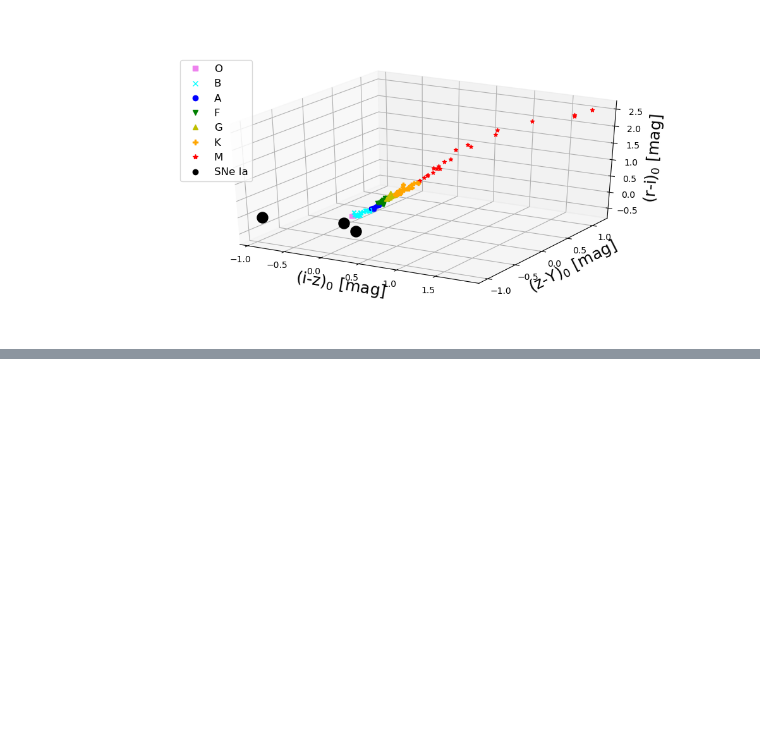
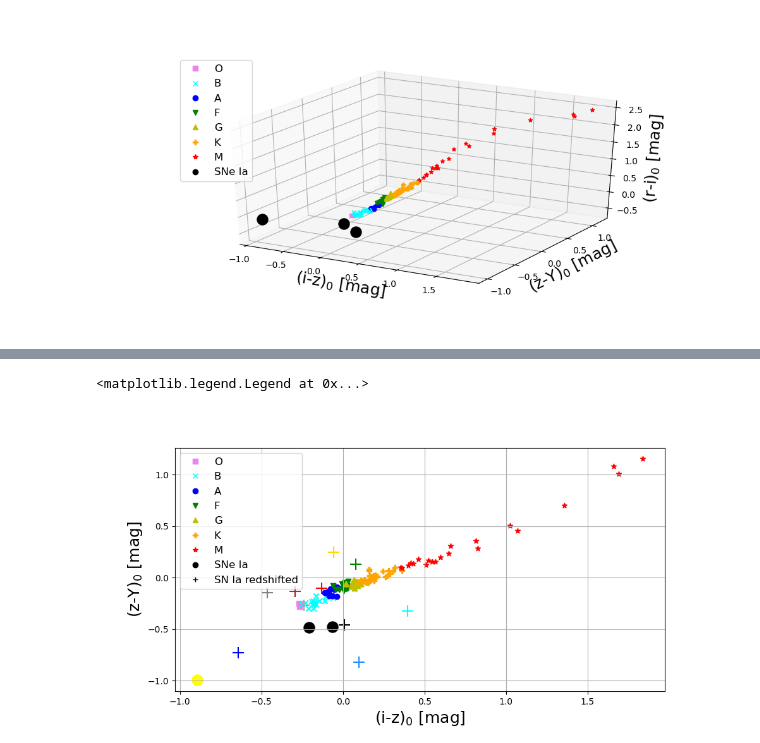
Before and after one commit to mrmonroy/AuxTel_atm_photo_corr, a Jupyter notebook: 03_spectrumThroughAtmLSST_3Dcolor_plot_varying_pwv.ipynb, the cells around one changed output, grey strips where cells are left out. Cells and saved outputs as stored; diff of their text form; code cells hidden in the pictures; blank space fills up the shorter version.

```diff
--- a/03_spectrumThroughAtmLSST_3Dcolor_plot_varying_pwv.ipynb
+++ b/03_spectrumThroughAtmLSST_3Dcolor_plot_varying_pwv.ipynb
@@ -665,0 +919,39 @@ ax.legend(fontsize=12)
+# %%
+colorx = 'i-z'
+colory = 'z-Y'
+
+fig = plt.figure(figsize=(10,5))
+ax = fig.add_subplot()
+
+for spec_type in spectral_types:
+    for si in colour_dict[spec_type]:
+        color1 = colour_dict_ref[spec_type][si][colorx.lower()]
+        color2 = colour_dict_ref[spec_type][si][colory.lower()]
+
+        ax.scatter(color1,color2,c=type_colors[spec_type],marker=type_markers[spec_type])
+
+    ax.plot([],[],ls='',marker=type_markers[spec_type],color=type_colors[spec_type],label=spec_type)
+
+for si,sn in enumerate(sn_colour_dict.keys()):
+    color1_sn = sn_colour_dict_ref[sn][colorx.lower()]
+    color2_sn = sn_colour_dict_ref[sn][colory.lower()]
+    if si==0:
+        ax.scatter(color1_sn,color2_sn,c='yellow',marker='o',s=150.0)
+    else:
+        ax.scatter(color1_sn,color2_sn,c='k',marker='o',s=150.0)
+ax.plot([],[],ls='',marker='o',color='k',label='SNe Ia')
+
+for rs in rs_sn_colour_dict.keys():
+    color1_rs_sn = rs_sn_colour_dict_ref[rs][colorx.lower()]
+    color2_rs_sn = rs_sn_colour_dict_ref[rs][colory.lower()]
+
+    ax.scatter(color1_rs_sn,color2_rs_sn,c=redshift_colors[rs],marker='+',s=150.0)
+ax.plot([],[],ls='',marker='+',color='k',label='SN Ia redshifted')
+
+ax.grid()
+ax.set_xlabel('('+colorx+r'$)_0$ [mag]',fontsize=18)
+ax.set_ylabel('('+colory+r'$)_0$ [mag]',fontsize=18)
+ax.legend(fontsize=12)
+# %% [output]
+<matplotlib.legend.Legend at 0x...>
+[figure, added]
```
Also changed, not shown: parts of 16 cells of this notebook, 2 other files.
